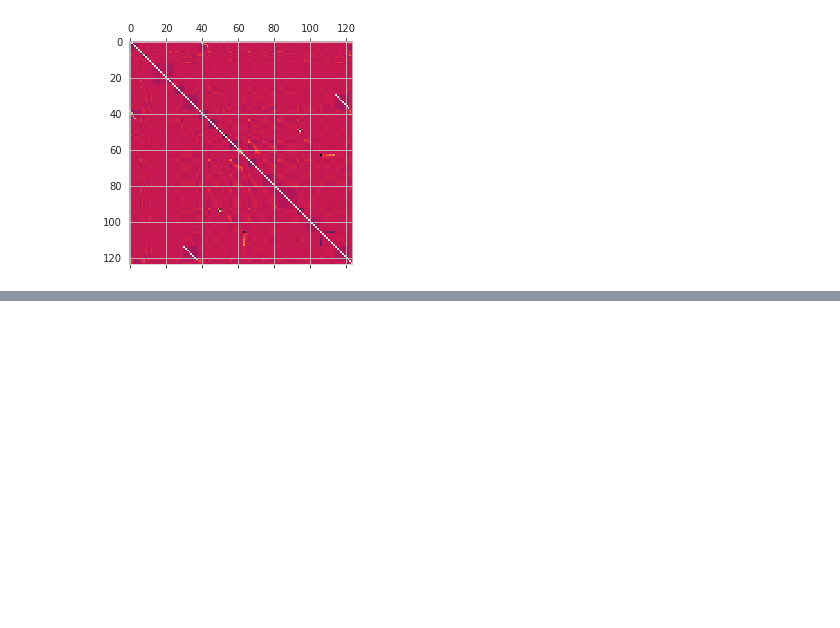
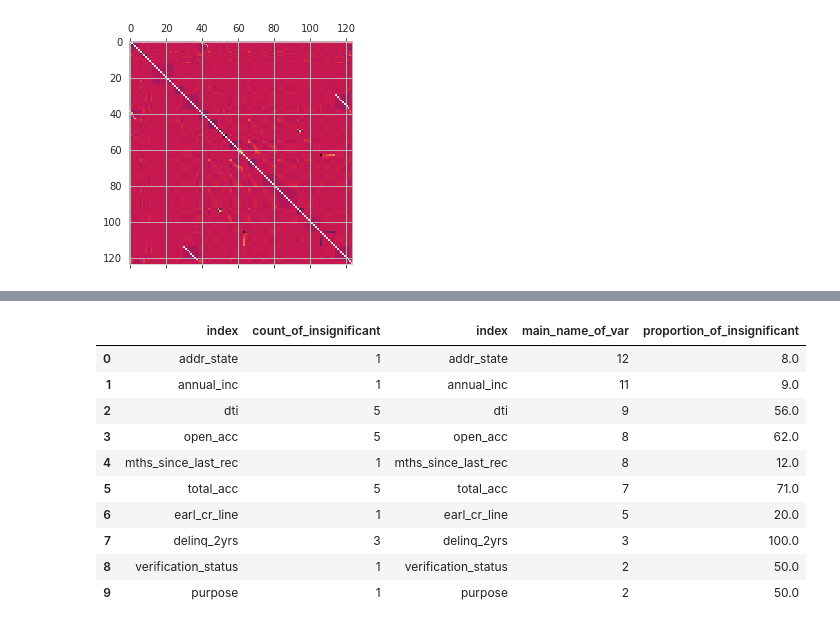
Before and after one commit to EmilSeyfullayev/Credit_Risk_Modeling_in_Python, a Jupyter notebook: Modeling.ipynb, the cells around one changed output, grey strips where cells are left out. Saved outputs shown, nothing was run; the diff lists cells and outputs as text; code cells hidden in the pictures; blank space fills up the shorter version.

```diff
--- a/Modeling.ipynb
+++ b/Modeling.ipynb
@@ -248,0 +303,2 @@ p_values = reg.p_values
+# %%
+insignificant_vars = insignificant_vars.sort_values("index").reset_index(drop=True)
@@ -248,0 +319,2 @@ p_values = reg.p_values
+# %%
+count_of_main_vars_needed = count_of_main_vars_needed.sort_values("index")
@@ -248,0 +335,3 @@ p_values = reg.p_values
+# %%
+temp_p_values = pd.concat([insignificant_vars, count_of_main_vars_needed], axis=1)
+temp_p_values
@@ -248,0 +350,3 @@ p_values = reg.p_values
+# %%
+temp_p_values.columns.values[1] = 'count_of_insignificant'
+temp_p_values
@@ -248,0 +365,15 @@ p_values = reg.p_values
+# %%
+temp_p_values['proportion_of_insignificant'] = round(temp_p_values['count_of_insignificant']/temp_p_values['main_name_of_var']*100)
+temp_p_values
+# %% [output]
+|  | index | count_of_insignificant | index | main_name_of_var | proportion_of_insignificant |
+| 0 | addr_state | 1 | addr_state | 12 | 8.0 |
+| 1 | annual_inc | 1 | annual_inc | 11 | 9.0 |
+| 2 | dti | 5 | dti | 9 | 56.0 |
+| 3 | open_acc | 5 | open_acc | 8 | 62.0 |
+| 4 | mths_since_last_rec | 1 | mths_since_last_rec | 8 | 12.0 |
+| 5 | total_acc | 5 | total_acc | 7 | 71.0 |
+| 6 | earl_cr_line | 1 | earl_cr_line | 5 | 20.0 |
+| 7 | delinq_2yrs | 3 | delinq_2yrs | 3 | 100.0 |
+| 8 | verification_status | 1 | verification_status | 2 | 50.0 |
+| 9 | purpose | 1 | purpose | 2 | 50.0 |
```
Also changed, not shown: parts of 20 cells of this notebook.
